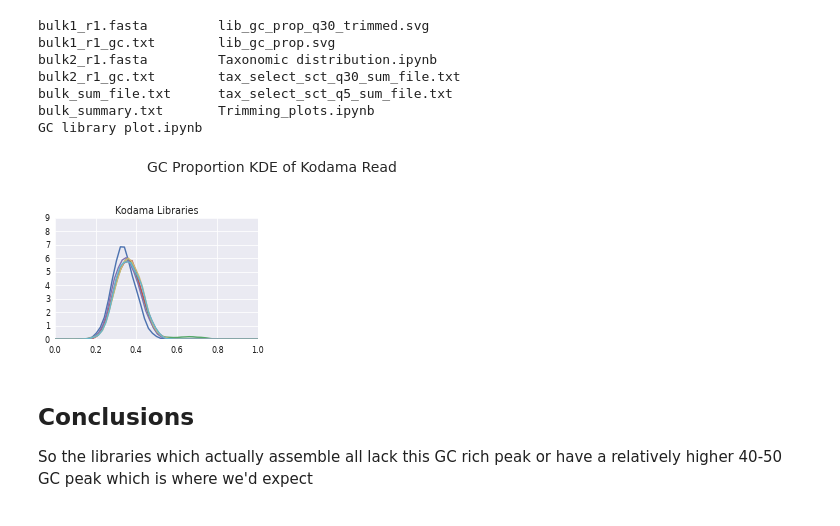
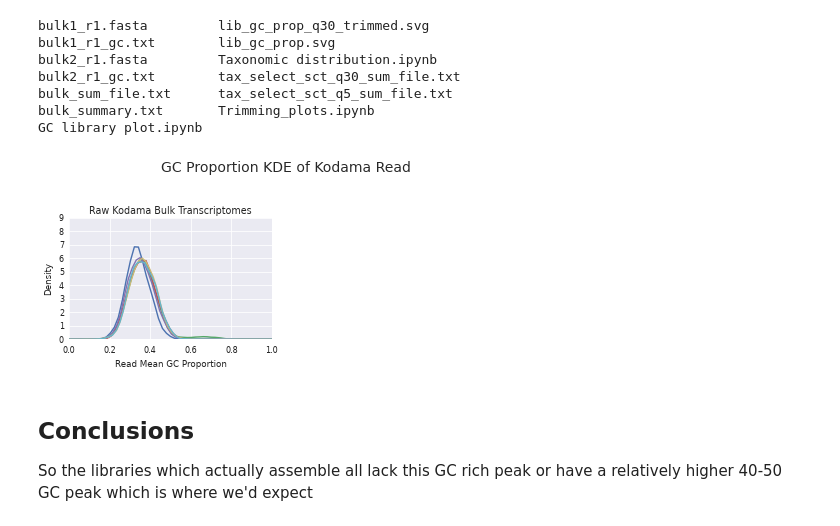
Before and after one commit to fmaguire/PhD_thesis, a Jupyter notebook: chapters/4.Chapter2/figures/plot_notebooks/GC library plot.ipynb, the cells around one changed output. Cells and saved outputs as stored; diff of their text form; code cells hidden in the pictures.

```diff
--- a/chapters/4.Chapter2/figures/plot_notebooks/GC library plot.ipynb
+++ b/chapters/4.Chapter2/figures/plot_notebooks/GC library plot.ipynb
@@ -217,22 +217,24 @@ GC library plot.ipynb
 # %%
 ## Kodama GC Prop
 
 
 d54=seek_sample2("/data/kodama/DRR003754_1.fastq.bz2_gc.txt")
 d55=seek_sample2("/data/kodama/DRR003755_1.fastq.bz2_gc.txt")
 d56=seek_sample2("/data/kodama/DRR003756_1.fastq.bz2_gc.txt")
 d57=seek_sample2("/data/kodama/DRR003757_1.fastq.bz2_gc.txt")
 d58=seek_sample2("/data/kodama/DRR003758_1.fastq.bz2_gc.txt")
 d59=seek_sample2("/data/kodama/DRR003759_1.fastq.bz2_gc.txt")
 
 fig = plt.figure(figsize=(8,10))
 plt.suptitle("GC Proportion KDE of Kodama Read", size=14)
 ax1 = fig.add_subplot(421)
 
 for i in [d54, d55, d56, d57, d58, d59]:
-    sns.kdeplot(i, ax=ax1).set(xlim=(0, 1), ylim=(0, 9), title="Kodama Libraries")
+    sns.kdeplot(i, ax=ax1).set(xlim=(0, 1), ylim=(0, 9), title="Raw Kodama Bulk Transcriptomes", ylabel="Density", xlabel="Read Mean GC Proportion")
+
+fig.savefig("kodama_gc_prop.svg")
 # %% [output]
-[figure, old version]
+[figure, new version]
 # %% [markdown]
 ## Conclusions
 
```
Also changed, not shown: parts of 1 cell of this notebook, 2 other files.
